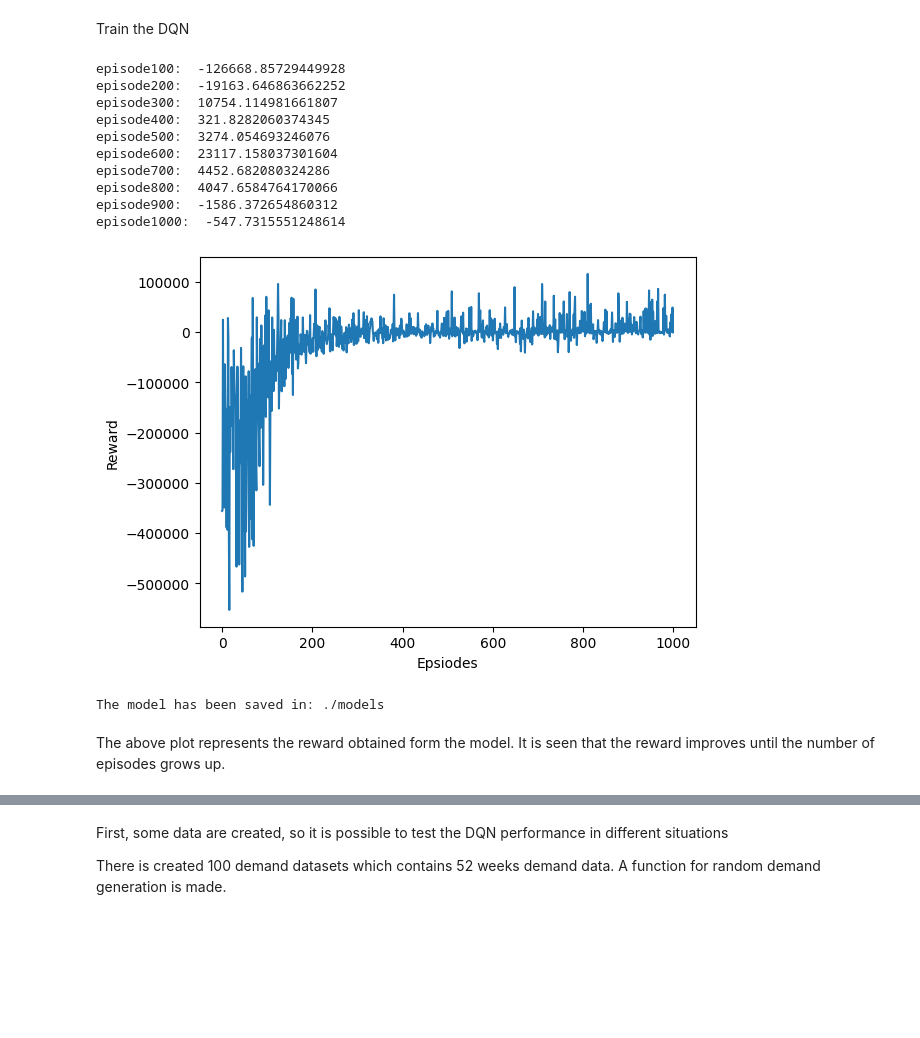
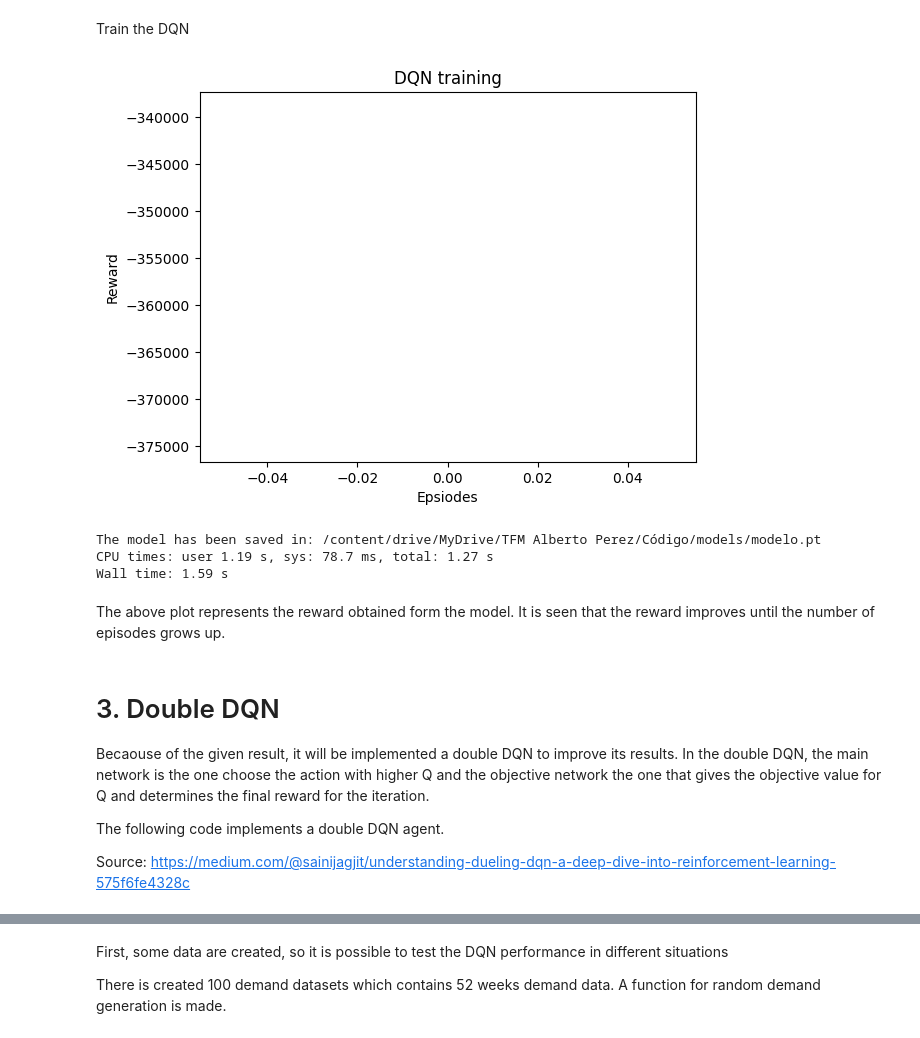
Before and after one commit to AlbertoPerezGant/Purchases-optimization-in-supply-chain-using-reinforcement-learning, a Jupyter notebook: purchases_optimization_version_random.ipynb, the cells around one changed output, grey strips where cells are left out. Cells and saved outputs as stored; diff of their text form; code cells hidden in the pictures; blank space fills up the shorter version.

```diff
--- a/purchases_optimization_version_random.ipynb
+++ b/purchases_optimization_version_random.ipynb
@@ -300,7 +303,7 @@ UPDATE_EVERY = 4 # how often to update the network
 
 device = torch.device("cuda:0" if torch.cuda.is_available() else "cpu")
 
-class Agent():
+class Agent(torch.nn.Module):
     """Interacts with and learns form environment."""
 
     def __init__(self, state_size, action_size, seed):
@@ -313,10 +316,11 @@ class Agent():
             seed (int): random seed
         """
 
+        super().__init__()
+
         self.state_size = state_size
         self.action_size = action_size
         self.seed = random.seed(seed)
-
 
         #Q- Network
         self.qnetwork_local = QNetwork(state_size, action_size, seed).to(device)
@@ -325,16 +329,17 @@ class Agent():
         self.optimizer = optim.Adam(self.qnetwork_local.parameters(),lr=LR)
 
         # Replay memory
-        self.memory = ReplayBuffer(action_size, BUFFER_SIZE,BATCH_SIZE,seed)
+        self.memory = ReplayBuffer(action_size, BUFFER_SIZE, BATCH_SIZE, seed)
         # Initialize time step (for updating every UPDATE_EVERY steps)
         self.t_step = 0
+
 
     def step(self, state, action, reward, next_step, done):
         # Save experience in replay memory
         self.memory.add(state, action, reward, next_step, done)
 
         # Learn every UPDATE_EVERY time steps.
-        self.t_step = (self.t_step+1)% UPDATE_EVERY
+        self.t_step = (self.t_step+1) % UPDATE_EVERY
         if self.t_step == 0:
             # If enough samples are available in memory, get radom subset and learn
 
@@ -511,36 +511,39 @@ Train the DQN
 # %%
 %%time
 
+desired_path = '/content/drive/MyDrive/TFM Alberto Perez/Código/models/modelo.pt'
+
 env = InventoryEnvObservation(demand_hist)
-scores= dqn(env, n_episodes=1000)
+scores = dqn(env, n_episodes=1000)
 
 plt.plot(np.arange(len(scores)),scores)
 plt.ylabel('Reward')
 plt.xlabel('Epsiodes')
+plt.title('DQN training')
 plt.show()
 
 # TODO: Guardar el modelo en el fichero /models
 # Save the model in the defined path
 if desired_path:
   try:
     torch.save(agent.qnetwork_local.state_dict(), desired_path)
     print('The model has been saved in: ' + desired_path)
   except:
     print("The given path is not available. Retrain and define a path for saving.")
 else:
   print('The model has not been saved. Retrain and define a path for saving.')
 # %% [output]
+[figure, new version]
-episode100:  -126668.85729449928
-episode200:  -19163.646863662252
-episode300:  10754.114981661807
-episode400:  321.8282060374345
-episode500:  3274.054693246076
-episode600:  23117.158037301604
-episode700:  4452.682080324286
-episode800:  4047.6584764170066
-episode900:  -1586.372654860312
-episode1000:  -547.7315551248614
+The model has been saved in: /content/drive/MyDrive/TFM Alberto Perez/Código/models/modelo.pt
+CPU times: user 1.19 s, sys: 78.7 ms, total: 1.27 s
+Wall time: 1.59 s
-[figure, old version]
-The model has been saved in: ./models
 # %% [markdown]
 The above plot represents the reward obtained form the model. It is seen that the reward improves until the number of episodes grows up.
+# %% [markdown]
+# 3. Double DQN
+
+Becaouse of the given result, it will be implemented a double DQN to improve its results. In the double DQN, the main network is the one choose the action with higher Q and the objective network the one that gives the objective value for Q and determines the final reward for the iteration.
+
+The following code implements a double DQN agent.
+
+Source: https://medium.com/@sainijagjit/understanding-dueling-dqn-a-deep-dive-into-reinforcement-learning-575f6fe4328c
```
Also changed, not shown: parts of 25 cells of this notebook.
